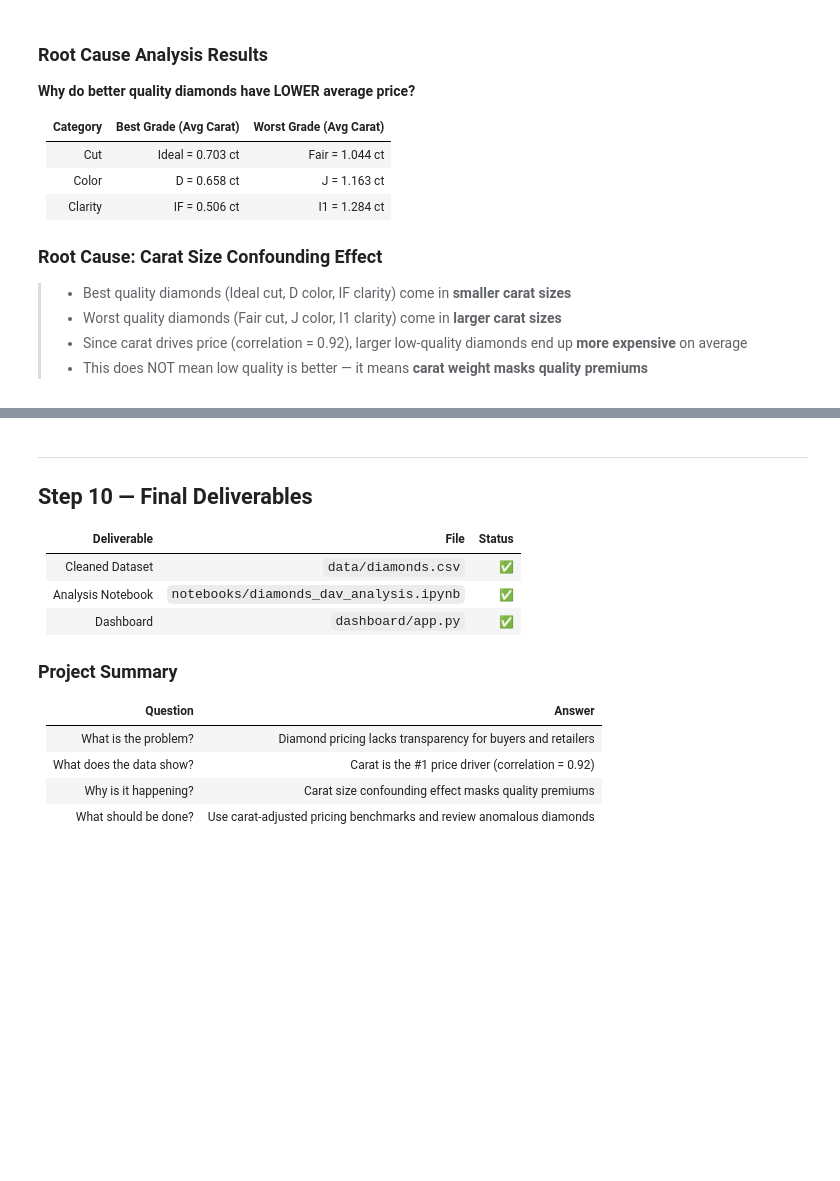
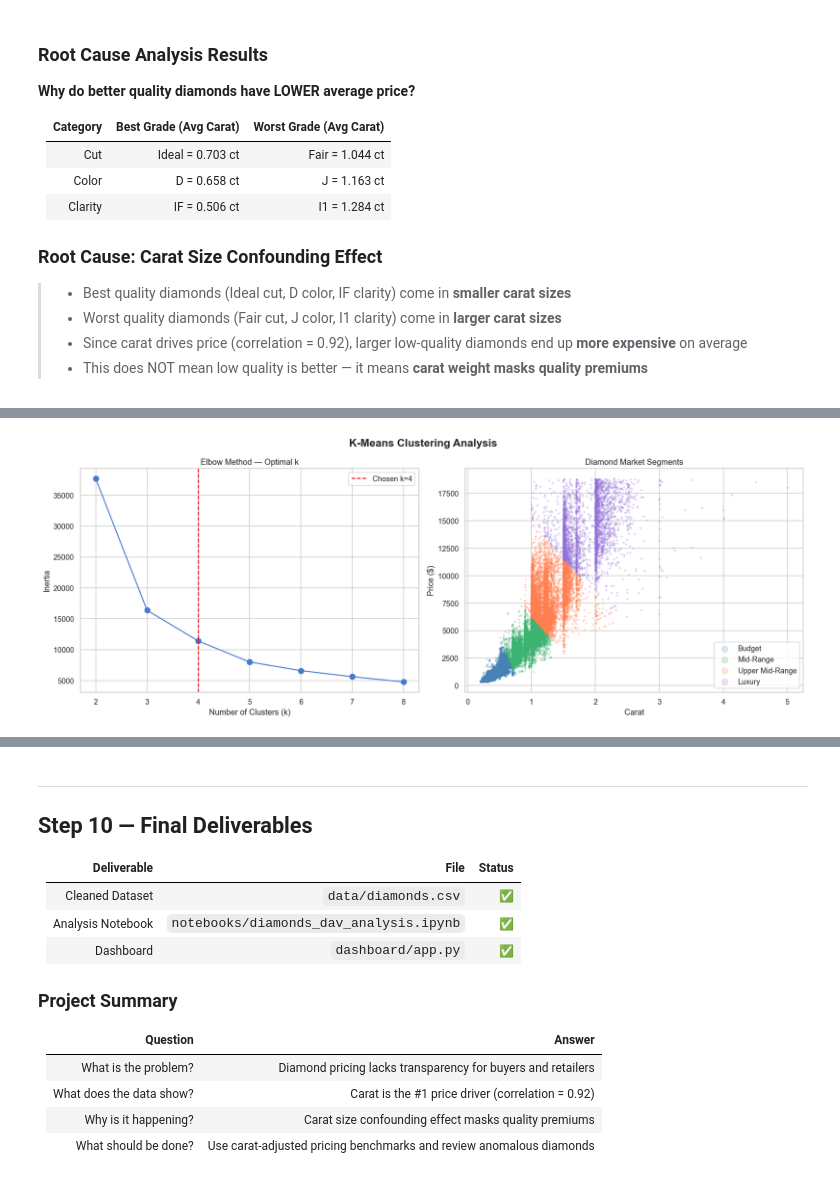
Before and after one commit to Mustafa-elsherif/dav-diamonds-analysis, a Jupyter notebook: notebooks/diamonds_dav_analysis.ipynb, the cells around one changed output, grey strips where cells are left out. Drawn from its saved outputs; the diff is of its cells as text; code cells hidden in the pictures; blank space fills up the shorter version.

```diff
--- a/notebooks/diamonds_dav_analysis.ipynb
+++ b/notebooks/diamonds_dav_analysis.ipynb
@@ -216,7 +216,9 @@ df.describe().round(2)
 print("=" * 50)
 print("KPI 1 — Average Price per Carat")
 print("=" * 50)
-print(f"${df['price'].sum() / df['carat'].sum():,.2f} per carat")
+df['price_per_carat'] = df['price'] / df['carat']
+avg_ppc = df['price_per_carat'].mean()
+print(f"${avg_ppc:,.2f} per carat")
 
 print("\n" + "=" * 50)
 print("KPI 2 — Price Range by Cut Quality")
@@ -436,0 +560,35 @@ Name: carat, dtype: float64
+# %%
+# ============================================================
+# CLUSTERING — VISUALIZATION
+# ============================================================
+
+fig, axes = plt.subplots(1, 2, figsize=(16, 6))
+fig.suptitle('K-Means Clustering Analysis', fontsize=16, fontweight='bold')
+
+# --- Plot 1: Elbow Method ---
+axes[0].plot(k_range, inertias, 'bo-', markersize=8)
+axes[0].axvline(x=4, color='red', linestyle='--', label='Chosen k=4')
+axes[0].set_title('Elbow Method — Optimal k')
+axes[0].set_xlabel('Number of Clusters (k)')
+axes[0].set_ylabel('Inertia')
+axes[0].legend()
+
+# --- Plot 2: Market Segments ---
+colors = {'Budget': 'steelblue', 'Mid-Range': 'mediumseagreen',
+          'Upper Mid-Range': 'coral', 'Luxury': 'mediumpurple'}
+
+for label, color in colors.items():
+    mask = df['cluster_label'] == label
+    axes[1].scatter(df[mask]['carat'], df[mask]['price'],
+                    alpha=0.2, s=5, color=color, label=label)
+
+axes[1].set_title('Diamond Market Segments')
+axes[1].set_xlabel('Carat')
+axes[1].set_ylabel('Price ($)')
+axes[1].legend(markerscale=4)
+
+plt.tight_layout()
+plt.savefig('../data/clustering_results.png', dpi=150, bbox_inches='tight')
+plt.show()
+# %% [output]
+[figure, added]
```
Also changed, not shown: parts of 20 cells of this notebook, 5 other files.
